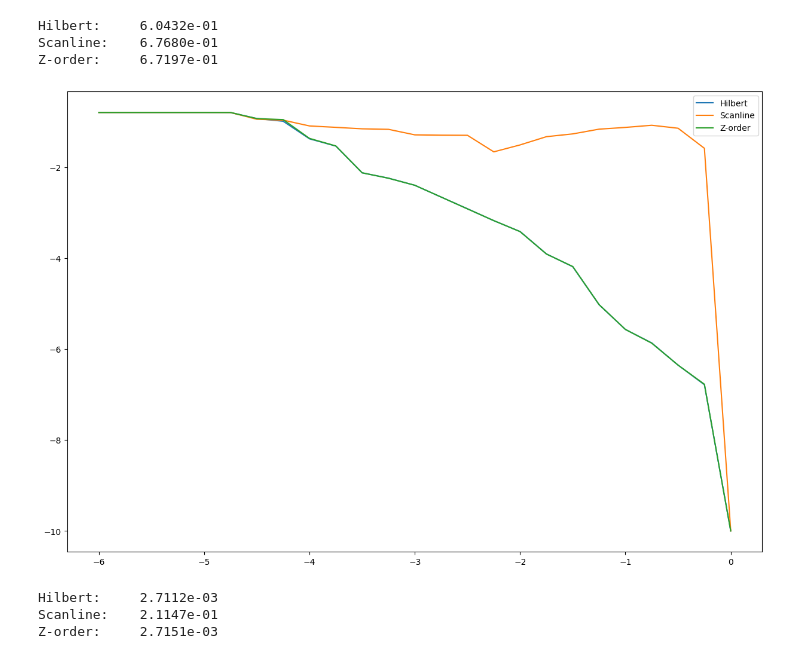
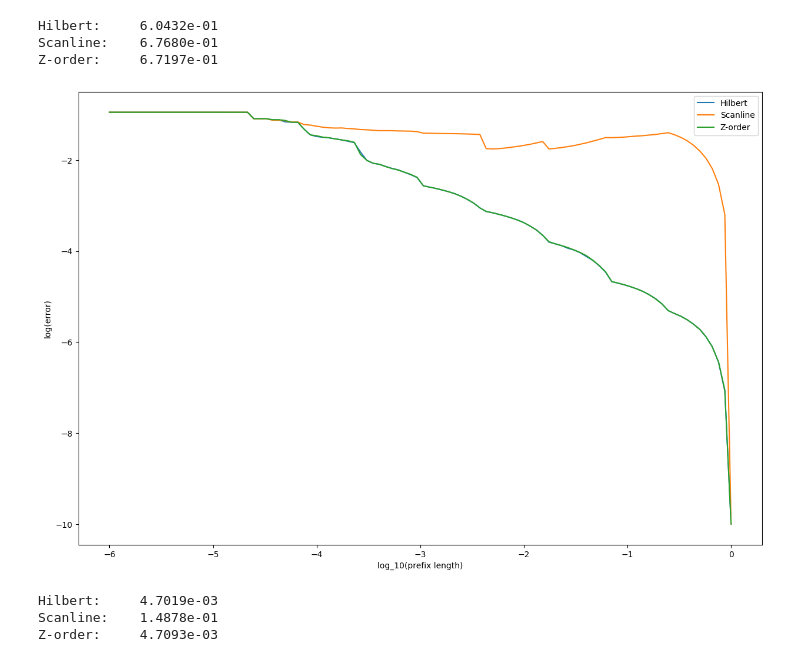
Before and after one commit to jacekkulma/fractal-prefix-image-format, a Jupyter notebook: report.ipynb, the cells around one changed output. Cells and saved outputs as stored; diff of their text form; code cells hidden in the pictures.

```diff
--- a/report.ipynb
+++ b/report.ipynb
@@ -143,38 +143,38 @@ Hilbert:     6.0432e-01
 Scanline:    6.7680e-01
 Z-order:     6.7197e-01
 # %%
-generated_test_images = generated_images.random_images(10, size=256, seed=123)
+generated_test_images = generated_images.random_images(150, size=256, seed=123) # 660 = 20min
 
 curves_to_test = {
     'Hilbert': curves.HilbertCurve(),
     'Scanline': curves.ScanlineCurve(),
     'Z-order': curves.ZOrderCurve()
 }
 
-prefix_lengths = np.logspace(np.log10(1e-6), np.log10(1-1e-6), 25)
+prefix_lengths = np.logspace(np.log10(1e-6), np.log10(1-1e-6), 100)
 
 generated_images_results = {}
 for curve_name, curve in curves_to_test.items():
     processor = FractalImageProcessor(curve, mipmap_strategy="average")
     generated_images_results[curve_name] = analysis.calculate_error_curve(processor, generated_test_images, prefix_lengths)
 
 _, ax = plt.subplots(1, 1, figsize=(15, 10))
 for curve_name, result in generated_images_results.items():
     ax.plot(np.log10(prefix_lengths), np.log([max(v, np.exp(-10)) for v in result]), label=curve_name)
 
 ax.set_xlabel("log_10(prefix length)")
 ax.set_ylabel("log(error)")
 ax.legend()
 plt.show()
 
 areas = {name: analysis.area_under_curve(result, prefix_lengths) for name, result in generated_images_results.items()}
 for name, area in areas.items():
     print(f"{(f"{name}:"):<12} {area:0.4e}")
 
 pickle.dump(generated_images_results, open(f"results/generated_images_results_{time.time()}.pkl", "wb"))
 # %% [output]
-[figure, old version]
+[figure, new version]
-Hilbert:     2.7112e-03
-Scanline:    2.1147e-01
-Z-order:     2.7151e-03
+Hilbert:     4.7019e-03
+Scanline:    1.4878e-01
+Z-order:     4.7093e-03
 # %%
```
Also changed, not shown: parts of 1 cell of this notebook, 3 other files.
